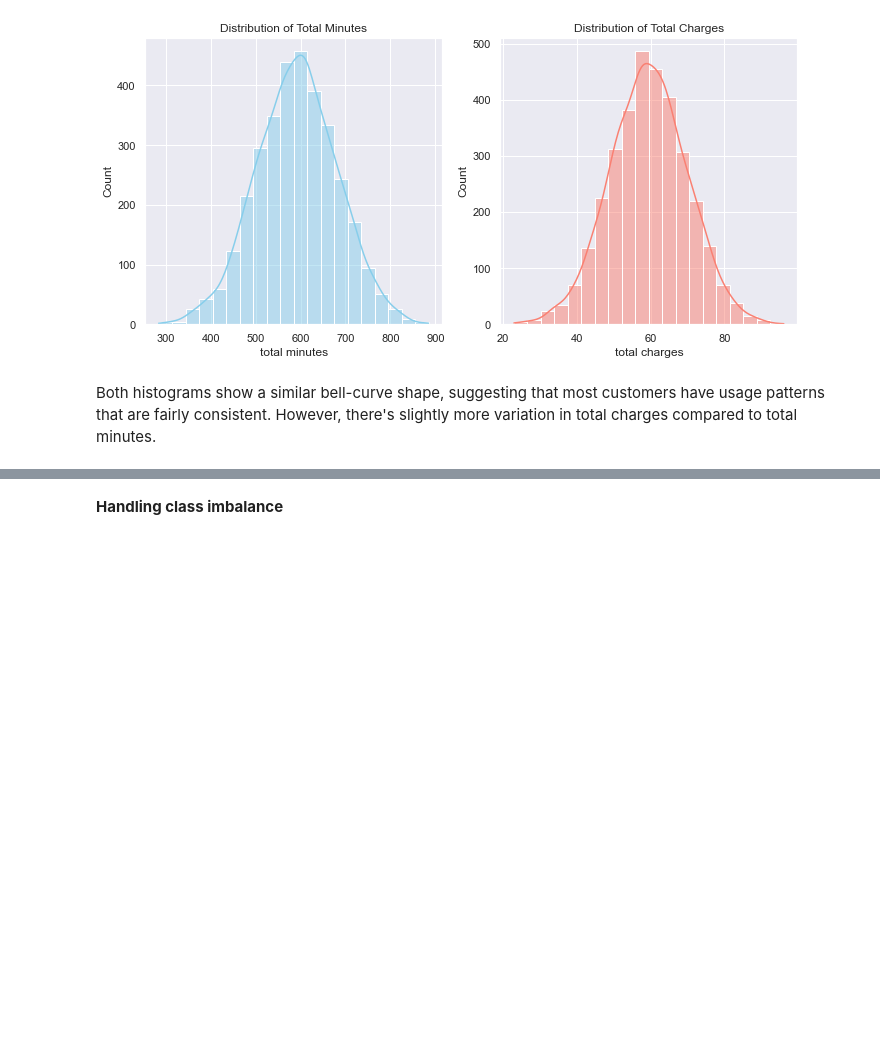
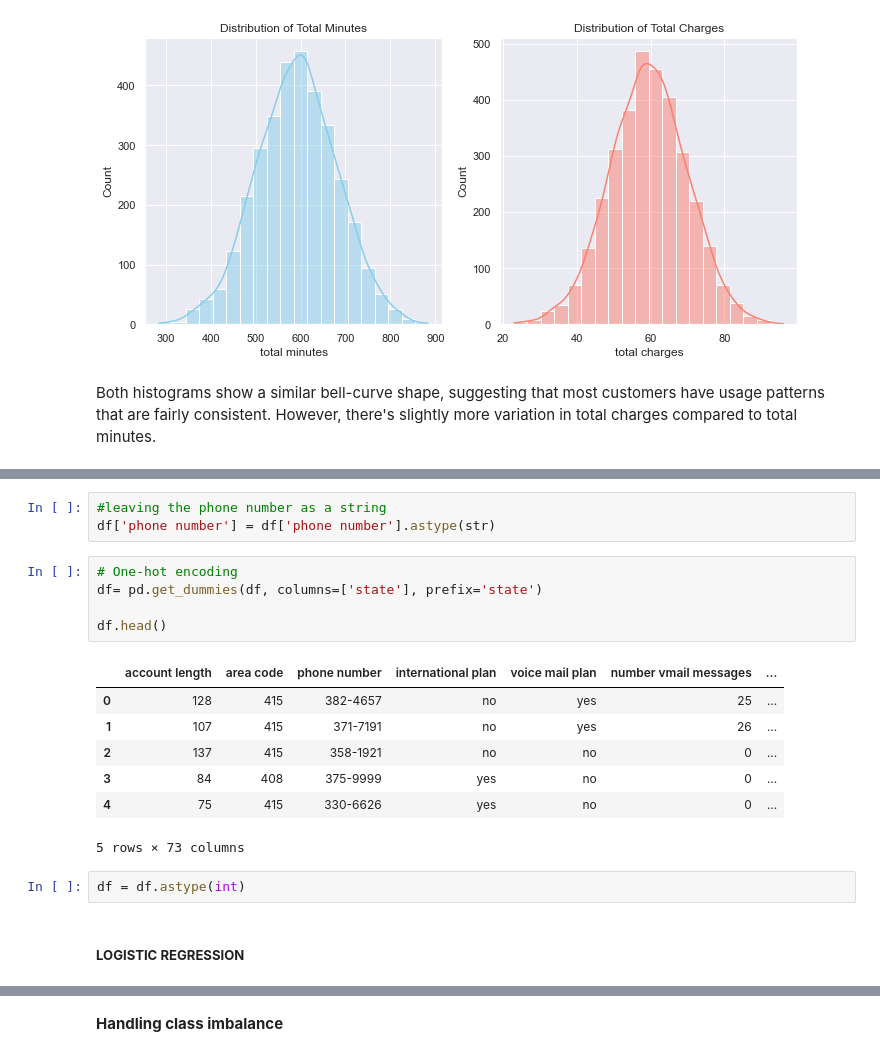
Before and after one commit to NamaembaSilali/telecom-churn-prediction, a Jupyter notebook: index.ipynb, the cells around one changed output, grey strips where cells are left out. Saved outputs shown, nothing was run; the diff lists cells and outputs as text; blank space fills up the shorter version.

Commit message:
updated logistic regression model

```diff
--- a/index.ipynb
+++ b/index.ipynb
@@ -362,0 +350,20 @@ df2.head()
+# %%
+#leaving the phone number as a string
+df['phone number'] = df['phone number'].astype(str)
+# %%
+# One-hot encoding
+df= pd.get_dummies(df, columns=['state'], prefix='state')
+
+df.head()
+# %% [output]
+|  | account length | area code | phone number | international plan | voice mail plan | number vmail messages | ... |
+| 0 | 128 | 415 | 382-4657 | no | yes | 25 | ... |
+| 1 | 107 | 415 | 371-7191 | no | yes | 26 | ... |
+| 2 | 137 | 415 | 358-1921 | no | no | 0 | ... |
+| 3 | 84 | 408 | 375-9999 | yes | no | 0 | ... |
+| 4 | 75 | 415 | 330-6626 | yes | no | 0 | ... |
+5 rows × 73 columns
+# %%
+df = df.astype(int)
+# %% [markdown]
+##### **LOGISTIC REGRESSION**
```
Also changed, not shown: parts of 59 cells of this notebook, 4 other files.
